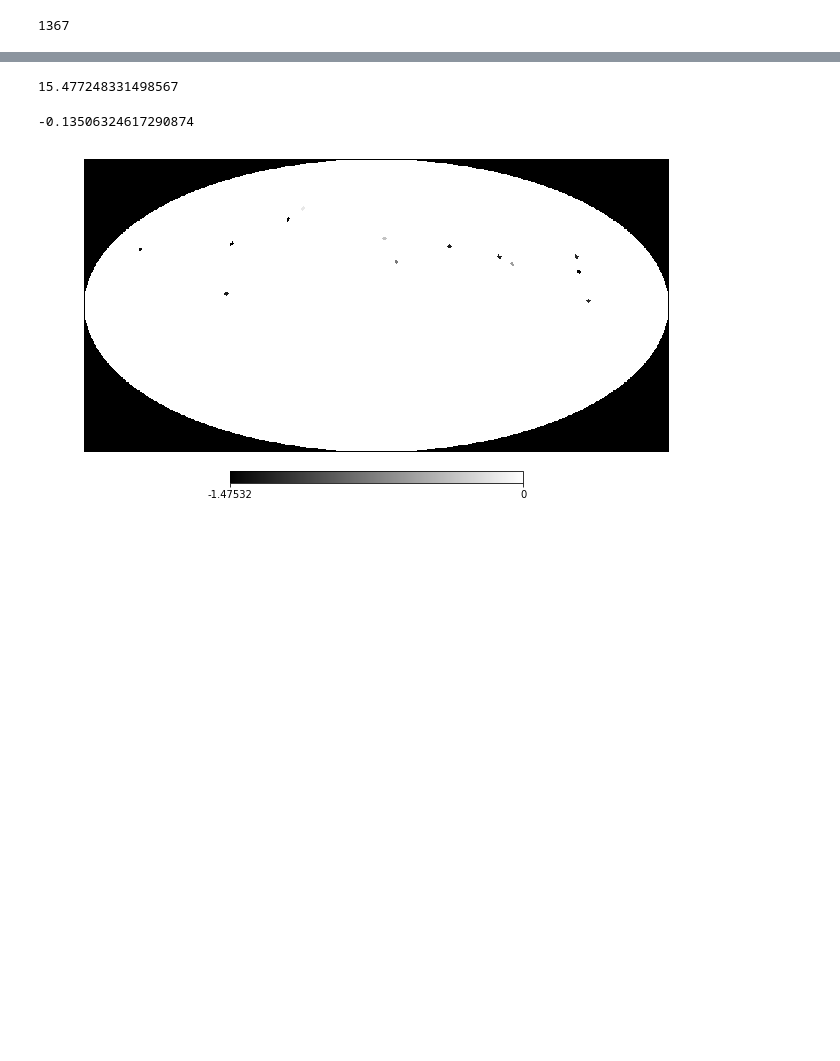
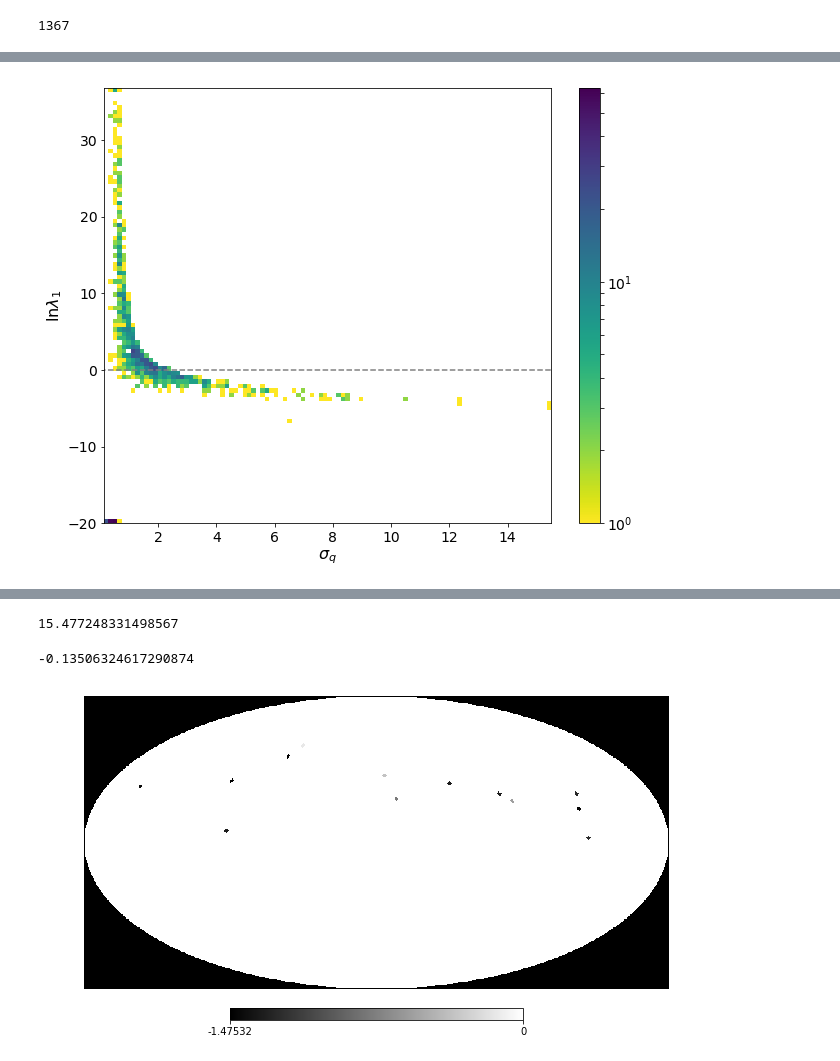
Before and after one commit to hayalaso/Analyses_AMON, a Jupyter notebook: HAWC_IC/multi_correlation_analysis.ipynb, the cells around one changed output, grey strips where cells are left out. Saved outputs shown, nothing was run; the diff lists cells and outputs as text; code cells hidden in the pictures; blank space fills up the shorter version.

```diff
--- a/HAWC_IC/multi_correlation_analysis.ipynb
+++ b/HAWC_IC/multi_correlation_analysis.ipynb
@@ -361 +410,12 @@ savefig("/Users/hugo/AMON/Technical_Notes/IC-HAWC_Analysis/T2vsLLH.pdf")
+# %%
+rcParams['figure.figsize'] = (10, 8)
+from matplotlib.colors import LogNorm
+hist2d(df_result3.Best_pos_err,df_result3.T1,bins=100,cmap='viridis_r',norm=LogNorm())
+colorbar()
+xlabel(r"$\sigma_q$",fontsize=16)
+ylabel(r'$\ln \lambda_1$',fontsize=16)
+hlines(0,0,16,linestyles='--',colors='gray')
+savefig("/Users/hugo/AMON/Technical_Notes/IC-HAWC_Analysis/T1vssigma.pdf")
+# %% [output]
+[figure, added]
 # %%
```
Also changed, not shown: parts of 18 cells of this notebook, 1 other file.
